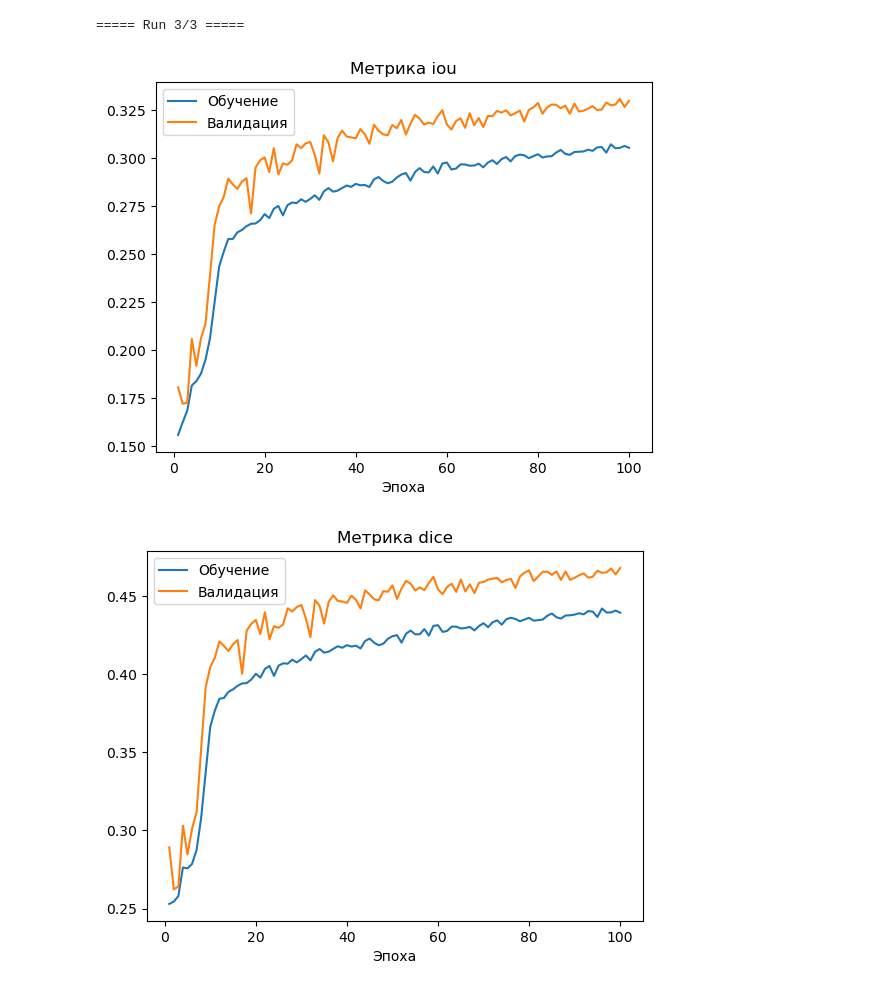
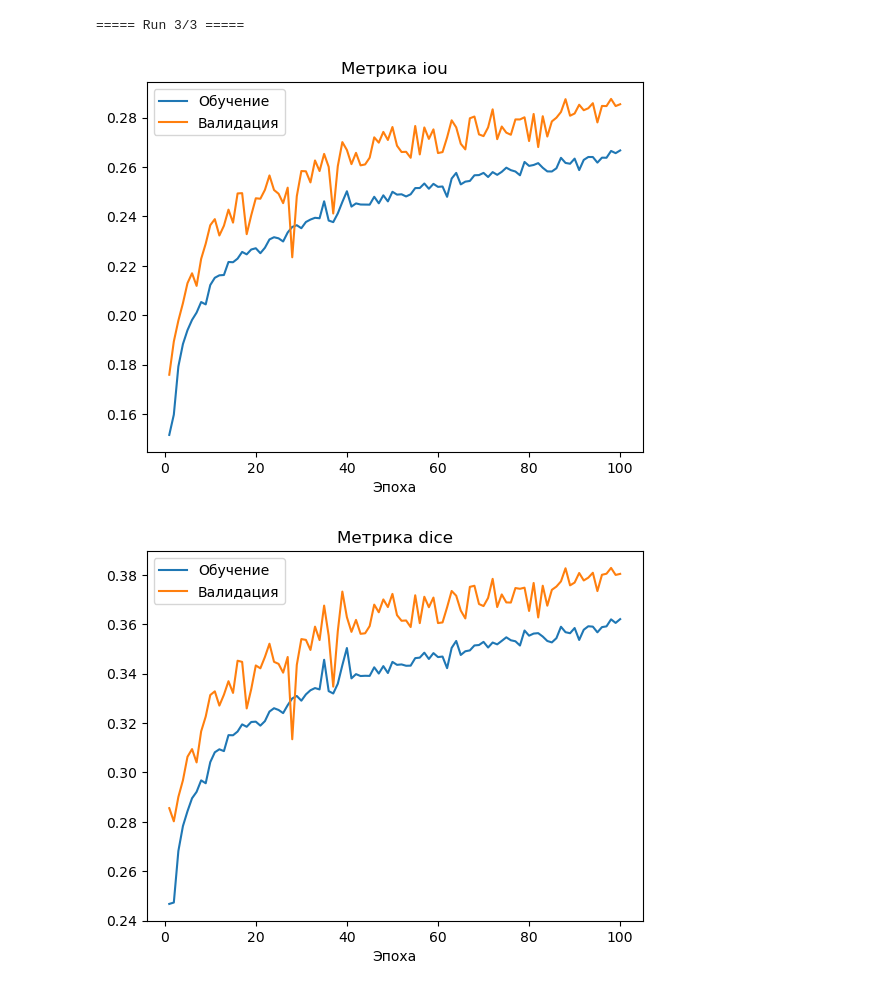
Before and after one commit to EHAT32/cv-masters-2025-fall, a Jupyter notebook: hw3.ipynb, the cells around one changed output. Saved outputs shown, nothing was run; the diff lists cells and outputs as text; code cells hidden in the pictures.

Commit message:
add stratification

```diff
--- a/hw3.ipynb
+++ b/hw3.ipynb
@@ -873,0 +876,9 @@ class MoonDataset(Dataset):
+# %%
+ratios = []
+
+ds = MoonDataset(root, torch.device("cpu"))
+
+for i in range(len(ds)):
+    _, gt = ds[i]
+    ratio = np.mean(gt)
+    ratios.append(ratio)
@@ -873,0 +893,4 @@ class MoonDataset(Dataset):
+# %%
+bins = [0.025, 0.06, 0.105, 0.17, 1.0]
+y_strat = np.digitize(ratios, bins, right=True)
+print(np.bincount(y_strat))
@@ -881,7 +906,7 @@ np.random.seed(52)
 device = torch.device("cuda" if torch.cuda.is_available() else "cpu")
 ds = MoonDataset(root, device)
 indices = list(range(len(ds)))
-train_indices, val_indices = train_test_split(indices, test_size=0.2, random_state=52)
+train_indices, val_indices = train_test_split(indices, test_size=0.2, random_state=52, stratify=y_strat)
 train_transform = A.Compose([
     A.Resize(128, 128),
     A.HorizontalFlip(p=0.5),
@@ -1423,4 +1447,5 @@ def visualize_metrics(results):
     plt.xlabel('Эпоха')
     plt.legend()
     plt.semilogy()
+    return train_data, val_data
 # %%
@@ -1741,7 +1769,7 @@ results_uresnet_frozen = train_multiple_runs(
 ===== Run 2/3 =====
 ===== Run 3/3 =====
 # %%
-visualize_metrics(results_uresnet_frozen)
+uresnet_f_train_metrics, uresnet_f_val_metrics = visualize_metrics(results_uresnet_frozen)
 # %% [output]
-[figure, old version]
+[figure, new version]
-[figure, old version]
+[figure, new version]
```
Also changed, not shown: parts of 14 cells of this notebook.
